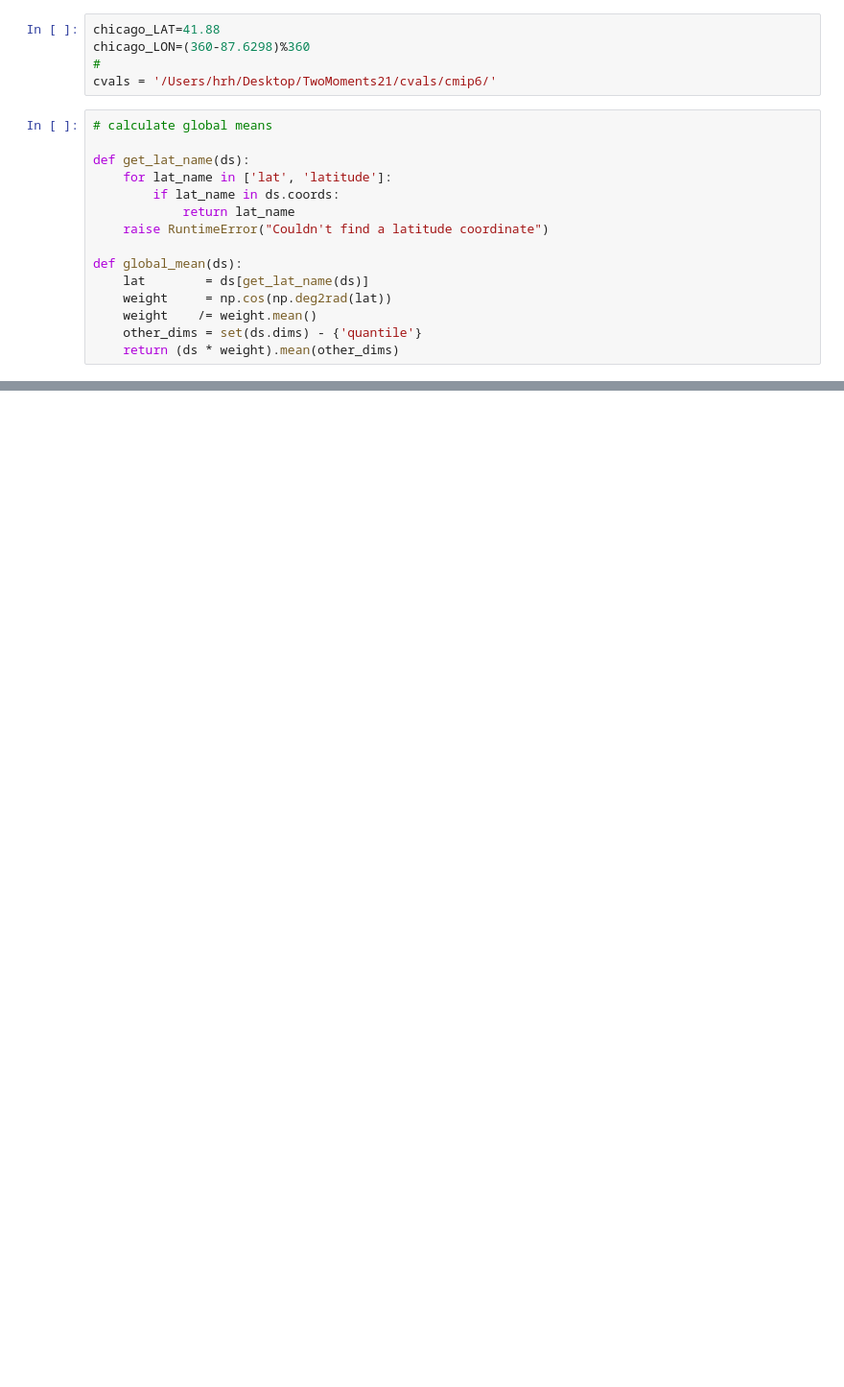
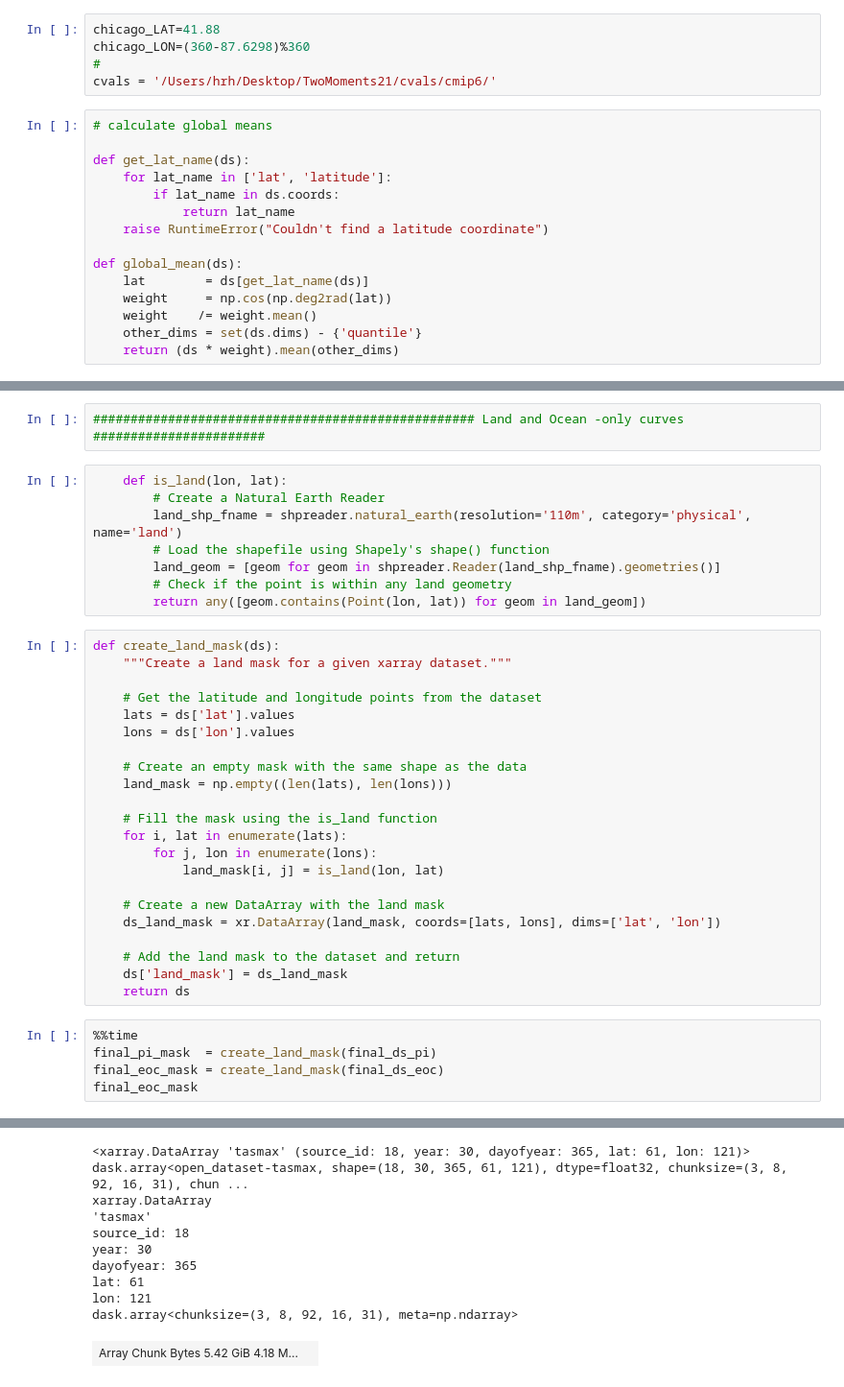
Before and after one commit to hrhampapura/moment_delta_mapping, a Jupyter notebook: lens_analysis/CMIP6-bias.ipynb, the cells around one changed output, grey strips where cells are left out. Shown at 96% size. Drawn from its saved outputs; the diff is of its cells as text; blank space fills up the shorter version.

```diff
--- a/lens_analysis/CMIP6-bias.ipynb
+++ b/lens_analysis/CMIP6-bias.ipynb
@@ -191,0 +74,38 @@ plt.xlim(0,1.0)
+# %%
+################################################### Land and Ocean -only curves #######################
+# %%
+    def is_land(lon, lat):
+        # Create a Natural Earth Reader
+        land_shp_fname = shpreader.natural_earth(resolution='110m', category='physical', name='land')
+        # Load the shapefile using Shapely's shape() function
+        land_geom = [geom for geom in shpreader.Reader(land_shp_fname).geometries()]
+        # Check if the point is within any land geometry
+        return any([geom.contains(Point(lon, lat)) for geom in land_geom])
+# %%
+def create_land_mask(ds):
+    """Create a land mask for a given xarray dataset."""
+
+    # Get the latitude and longitude points from the dataset
+    lats = ds['lat'].values
+    lons = ds['lon'].values
+
+    # Create an empty mask with the same shape as the data
+    land_mask = np.empty((len(lats), len(lons)))
+
+    # Fill the mask using the is_land function
+    for i, lat in enumerate(lats):
+        for j, lon in enumerate(lons):
+            land_mask[i, j] = is_land(lon, lat)
+
+    # Create a new DataArray with the land mask
+    ds_land_mask = xr.DataArray(land_mask, coords=[lats, lons], dims=['lat', 'lon'])
+
+    # Add the land mask to the dataset and return
+    ds['land_mask'] = ds_land_mask
+    return ds
+# %%
+%%time
+final_pi_mask  = create_land_mask(final_ds_pi)
+final_eoc_mask = create_land_mask(final_ds_eoc)
+final_eoc_mask
+# %% [output]
@@ -191,0 +114,10 @@ plt.xlim(0,1.0)
+<xarray.DataArray 'tasmax' (source_id: 18, year: 30, dayofyear: 365, lat: 61, lon: 121)> dask.array<open_dataset-tasmax, shape=(18, 30, 365, 61, 121), dtype=float32, chunksize=(3, 8, 92, 16, 31), chun ...
+xarray.DataArray
+'tasmax'
+source_id: 18
+year: 30
+dayofyear: 365
+lat: 61
+lon: 121
+dask.array<chunksize=(3, 8, 92, 16, 31), meta=np.ndarray>
+| Array Chunk Bytes 5.42 GiB 4.18 M... |  |
```
Also changed, not shown: parts of 16 cells of this notebook.
